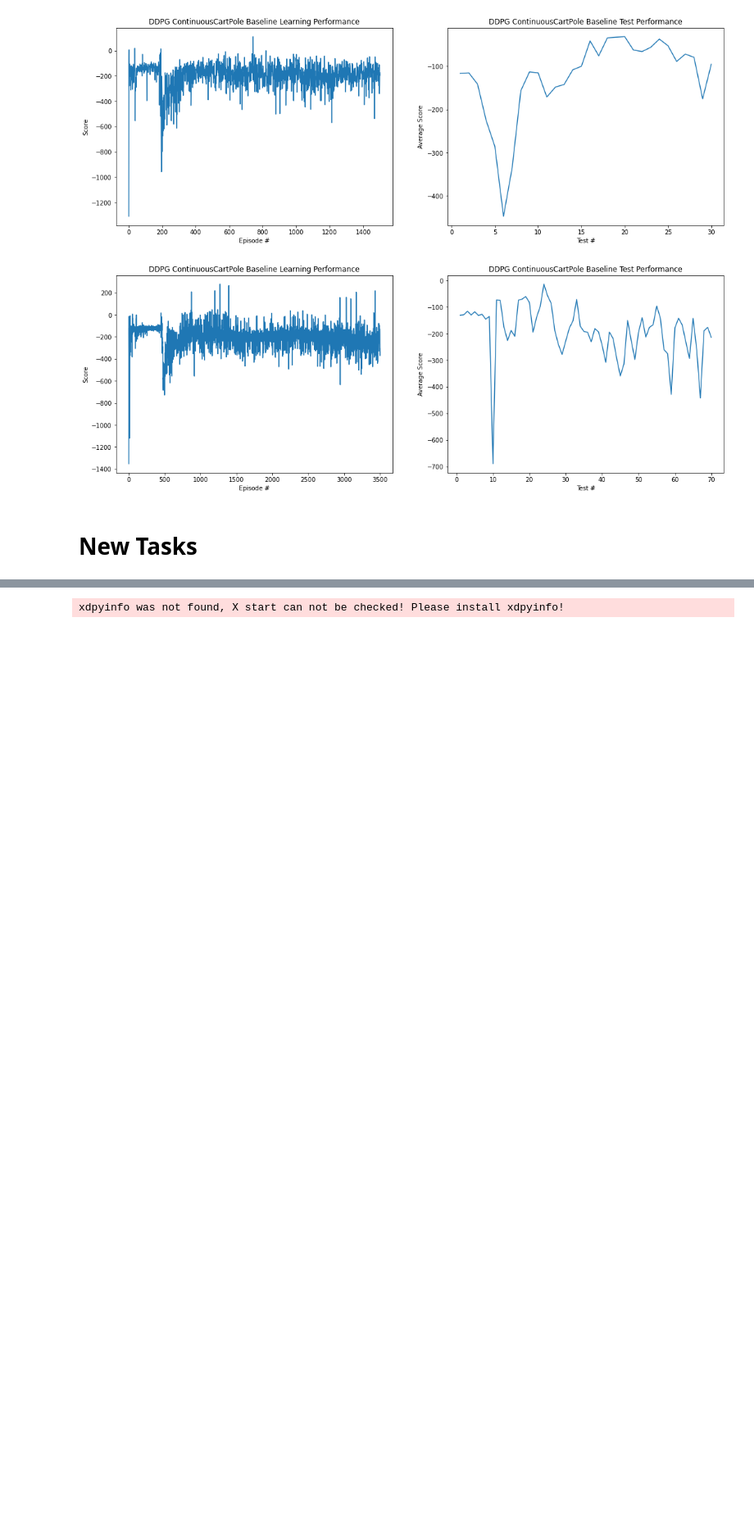
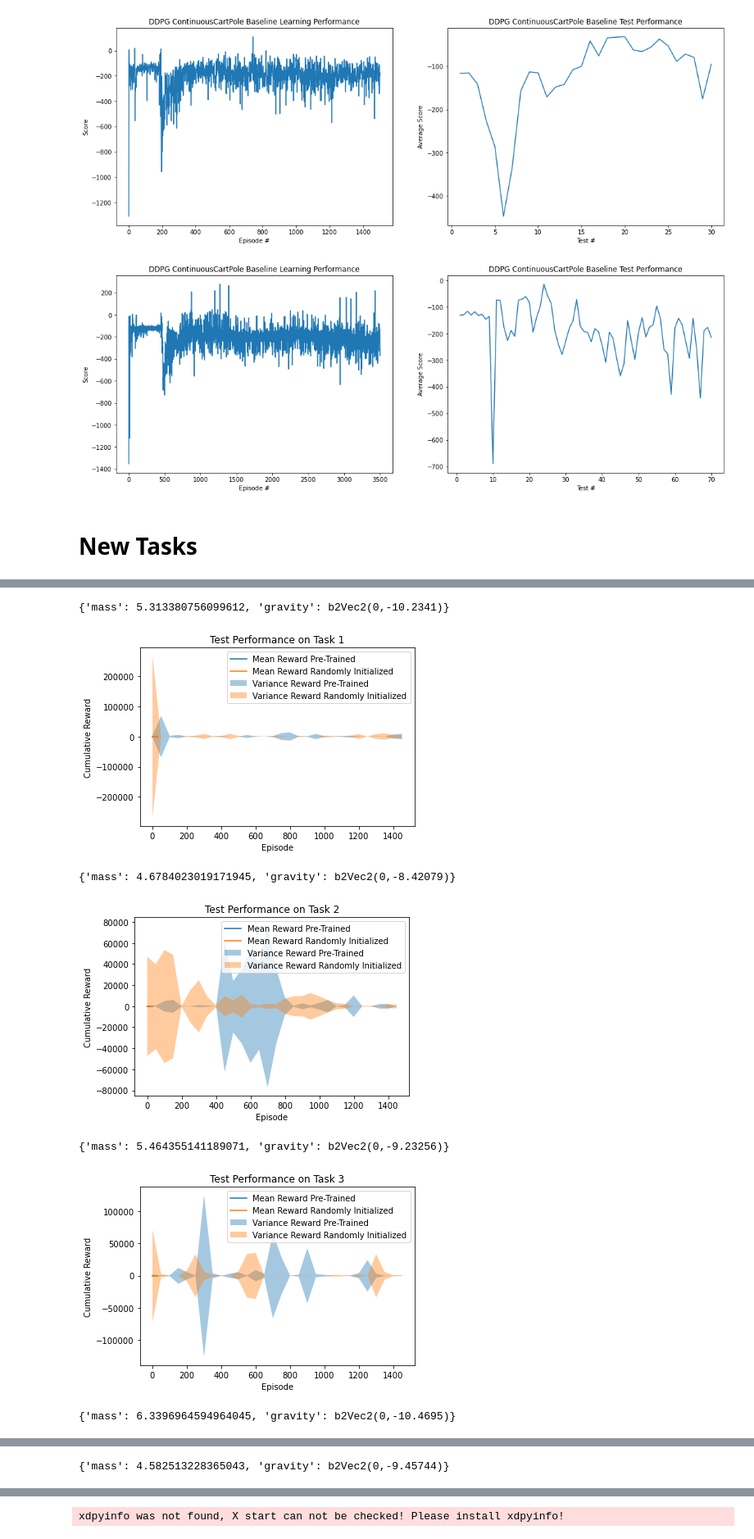
Before and after one commit to mattesko/Transfer-Deep-Reinforcement-Learning, a Jupyter notebook: ddpg_lander.ipynb, the cells around one changed output, grey strips where cells are left out. Shown at 82% size. Cells and saved outputs as stored; diff of their text form; code cells hidden in the pictures; blank space fills up the shorter version.

```diff
--- a/ddpg_lander.ipynb
+++ b/ddpg_lander.ipynb
@@ -761,0 +762,31 @@ for i in range(Variables.NUM_TASKS):
+# %%
+# Varying each parameter
+x_ticks = [i for i in range(Variables.NUM_EPISODES)]
+for i in range(Variables.NUM_TASKS):
+    average = test_average_transfer_per_task[i]
+    variance = test_variance_transfer_per_task[i]
+
+    plt.plot(average)
+    plt.fill_between([50 * i for i in range(len(average))], average+variance, average-variance, alpha=0.4)
+
+    average = test_average_scratch_per_task[i]
+    variance = test_variance_scratch_per_task[i]
+    plt.plot(average)
+    plt.fill_between([50 * i for i in range(len(average))], average+variance, average-variance, alpha=0.4)
+
+    print(tasks[i])
+    plt.title(f"Test Performance on Task {i+1}")
+    plt.xlabel('Episode')
+    plt.ylabel('Cumulative Reward')
+    plt.legend(('Mean Reward Pre-Trained', 'Mean Reward Randomly Initialized',
+                'Variance Reward Pre-Trained', 'Variance Reward Randomly Initialized'))
+    plt.savefig(os.path.join(plots_path, f'w_variance_test_on_task_{i+1}.png'))
+    plt.show()
+# %% [output]
+{'mass': 5.313380756099612, 'gravity': b2Vec2(0,-10.2341)}
+[figure, added]
+{'mass': 4.6784023019171945, 'gravity': b2Vec2(0,-8.42079)}
+[figure, added]
+{'mass': 5.464355141189071, 'gravity': b2Vec2(0,-9.23256)}
+[figure, added]
+{'mass': 6.3396964594964045, 'gravity': b2Vec2(0,-10.4695)}
@@ -761,0 +794 @@ for i in range(Variables.NUM_TASKS):
+{'mass': 4.582513228365043, 'gravity': b2Vec2(0,-9.45744)}
```
Also changed, not shown: parts of 7 cells of this notebook, 1 other file.
